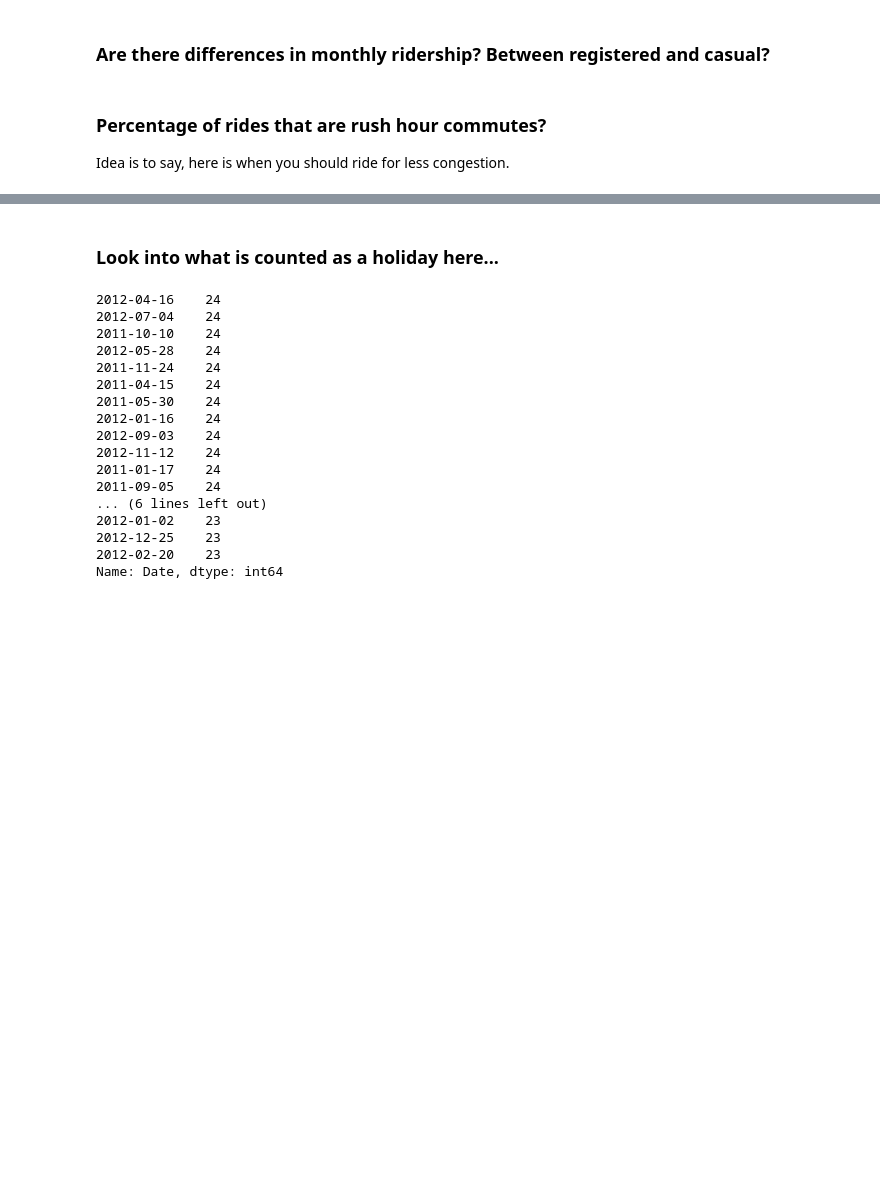
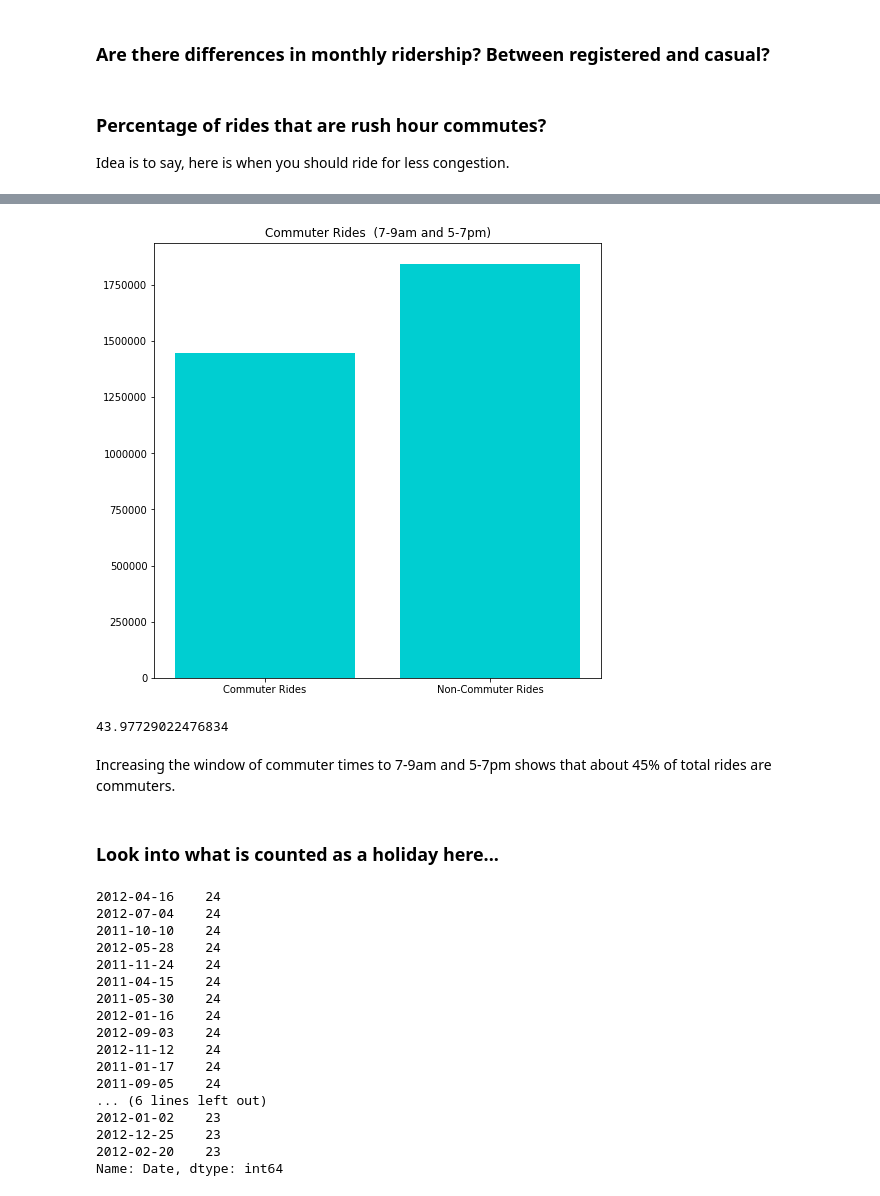
Before and after one commit to ArenCarpenter/Predicting_Bike_Ridership, a Jupyter notebook: 02_Hypothesis_Testing.ipynb, the cells around one changed output, grey strips where cells are left out. Saved outputs shown, nothing was run; the diff lists cells and outputs as text; code cells hidden in the pictures; blank space fills up the shorter version.

```diff
--- a/02_Hypothesis_Testing.ipynb
+++ b/02_Hypothesis_Testing.ipynb
@@ -92,3 +124,25 @@ Idea is to say, here is when you should ride for less congestion.
+# %%
+df_commute = pd.concat([df_7a, df_8a, df_9a, df_5p, df_6p, df_7p])
+# %%
+commute_riders = df_commute['Total Users'].sum()
+# %%
+non_commute_riders = df['Total Users'].sum() - commute_riders
+# %%
+x = ['Commuter Rides', 'Non-Commuter Rides']
+y = [commute_riders, non_commute_riders]
+# %%
+plt.figure(figsize=(8,8))
+plt.bar(x, y, color ='darkturquoise')
+plt.title('Commuter Rides  (7-9am and 5-7pm)')
+plt.show()
+# %% [output]
+[figure, added]
+# %%
+commute_riders/(commute_riders + non_commute_riders)*100
+# %% [output]
+43.97729022476834
+# %% [markdown]
+Increasing the window of commuter times to 7-9am and 5-7pm shows that about 45% of total rides are commuters.
 # %% [markdown]
 ### Look into what is counted as a holiday here...
 # %%
```
Also changed, not shown: parts of 10 cells of this notebook.
